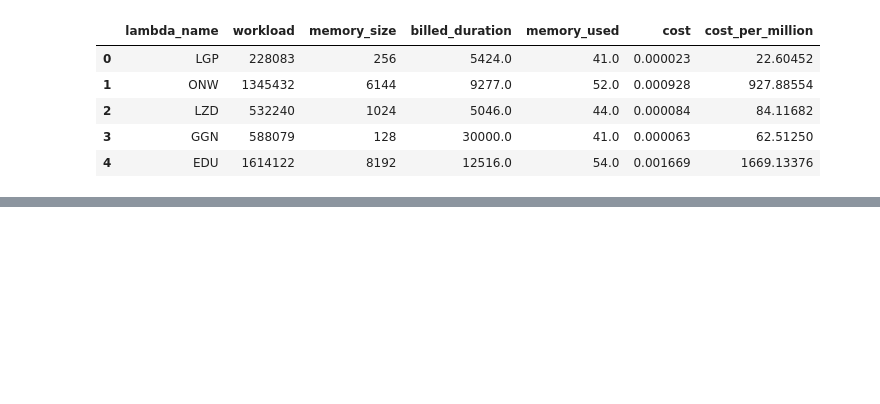
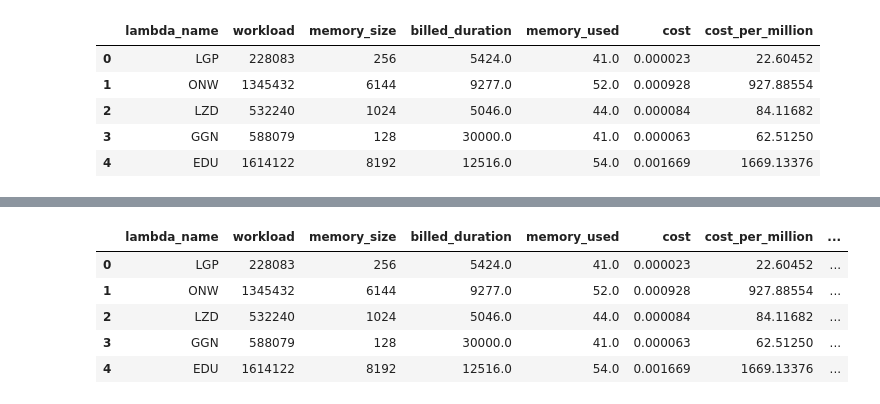
Before and after one commit to causalabs/causadb-python, a Jupyter notebook: notebooks/find_best_actions.ipynb, the cells around one changed output, grey strips where cells are left out. Cells and saved outputs as stored; diff of their text form; code cells hidden in the pictures; blank space fills up the shorter version.

```diff
--- a/notebooks/find_best_actions.ipynb
+++ b/notebooks/find_best_actions.ipynb
@@ -85,0 +74,20 @@ model.find_best_actions(
+# %%
+recommendations = model.find_best_actions(
+    targets={
+        "cost_per_million": "minimise",
+        "billed_duration": "minimise"
+    },
+    actionable=["memory_size"],
+    data=df
+)
+
+# Add the recommendations to the original data frame
+df["memory_size_recommended"] = recommendations["memory_size"].apply(lambda x: round(x/64)*64).values
+df.head()
+# %% [output]
+|  | lambda_name | workload | memory_size | billed_duration | memory_used | cost | cost_per_million | ... |
+| 0 | LGP | 228083 | 256 | 5424.0 | 41.0 | 0.000023 | 22.60452 | ... |
+| 1 | ONW | 1345432 | 6144 | 9277.0 | 52.0 | 0.000928 | 927.88554 | ... |
+| 2 | LZD | 532240 | 1024 | 5046.0 | 44.0 | 0.000084 | 84.11682 | ... |
+| 3 | GGN | 588079 | 128 | 30000.0 | 41.0 | 0.000063 | 62.51250 | ... |
+| 4 | EDU | 1614122 | 8192 | 12516.0 | 54.0 | 0.001669 | 1669.13376 | ... |
```
Also changed, not shown: parts of 17 cells of this notebook, 5 other files.
